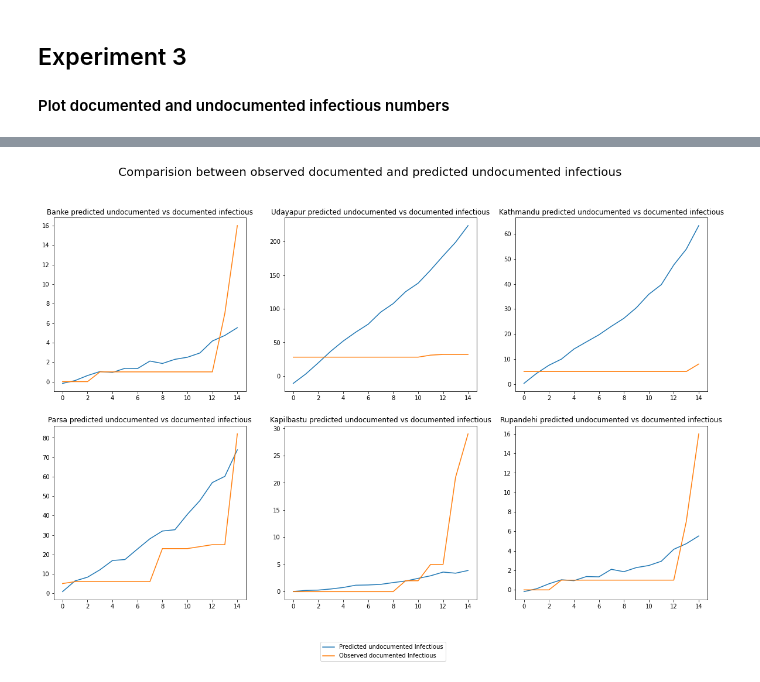
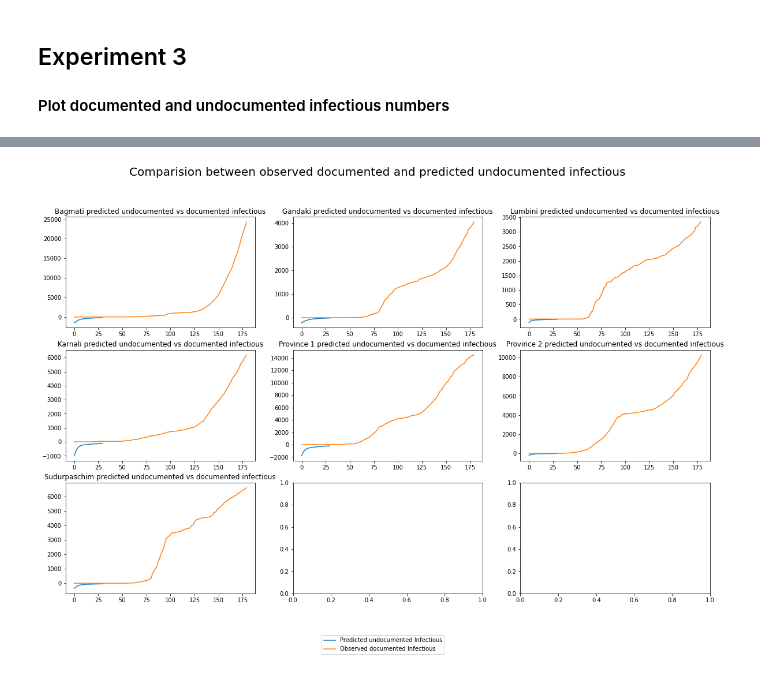
Before and after one commit to PPrasai/SEIR-simulation, a Jupyter notebook: SEIR-intercity.ipynb, the cells around one changed output, grey strips where cells are left out. Cells and saved outputs as stored; diff of their text form; code cells hidden in the pictures.

```diff
--- a/SEIR-intercity.ipynb
+++ b/SEIR-intercity.ipynb
@@ -194,8 +197,8 @@ mobility_matrix_over_time = get_mobility_matrix(1,31)
 # %% [markdown]
 Finally take the observed infections and make an [L, T] table.
 # %%
-# Remove the date parameter and take the first 14 days.
-observed_daily_infectious_count = raw_incidence.to_numpy()[:30, :]
+# Remove the date parameter and take the first 150 days.
+observed_daily_infectious_count = raw_incidence.to_numpy()[:150, :]
 observed_daily_infectious_count = np.transpose(
     observed_daily_infectious_count).astype(np.float32)
 # %% [markdown]
@@ -1024,18 +1155,18 @@ plt.show()
 ## Predictions time!
 # %%
 # create some np arrays for validation
-# we will use data for last 15 days
+# we will use data for last 30 days
 
-val_observed_daily_infectious_count = raw_incidence.to_numpy()[30:, :]
+val_observed_daily_infectious_count = raw_incidence.to_numpy()
 val_observed_daily_infectious_count = np.transpose(
     val_observed_daily_infectious_count).astype(np.float32)
 
-val_mobility_matrix_over_time = get_mobility_matrix(31, 46)
+val_mobility_matrix_over_time = get_mobility_matrix(150, 180)
 
-print('Mobility Matrix over time should have shape (75, 75, 15): {}'.format(
+print('Mobility Matrix over time should have shape (7, 7, 30): {}'.format(
     val_mobility_matrix_over_time.shape))
-print('Observed Infectious should have shape (75, 15): {}'.format(
+print('Observed Infectious should have shape (7, 180): {}'.format(
     val_observed_daily_infectious_count.shape))
-print('Initial population should have shape (75): {}'.format(
+print('Initial population should have shape (7): {}'.format(
     initial_population.shape))
 # %% [output]
@@ -1087,7 +1247,7 @@ curr_state = model_state
 daily_infectious_counts = []
 daily_new_infectious_delta = []
 
-for i in range(15):
+for i in range(30):
     next_state_delta = sample_state_deltas(curr_state, initial_population, val_mobility_matrix_over_time[:,:,i], model_params, 0)
     next_state = SEIRComponents(
         susceptible=np.array(curr_state.susceptible) + np.array(next_state_delta.susceptible),
@@ -1198,7 +1349,7 @@ t_daily_infectious_counts = []
 t_daily_new_infectious_delta = []
 t_undocumented_infectious = []
 
-for i in range(15):
+for i in range(30):
     t_next_state_delta = sample_state_deltas(t_curr_state, initial_population, val_mobility_matrix_over_time[:,:,i], model_params, 0)
     t_next_state = SEIRComponents(
         susceptible=np.array(t_curr_state.susceptible) + np.array(t_next_state_delta.susceptible),
@@ -1290,41 +1446,45 @@ ud_infectious_mean.shape
 # %%
-fig, axs = plt.subplots(2, 3, figsize=(20,12))
+fig, axs = plt.subplots(3, 3, figsize=(20,12))
 
-axs[0, 0].plot(ud_infectious_mean[:,59], label='Predicted undocumented Infectious')
-axs[0, 0].plot(val_observed_daily_infectious_count[59, :], label='Observed documented Infectious')
-axs[0, 0].set_title('Banke predicted undocumented vs documented infectious')
+axs[0, 0].plot(ud_infectious_mean[:,0], label='Predicted undocumented Infectious')
+axs[0, 0].plot(val_observed_daily_infectious_count[0, :], label='Observed documented Infectious')
+axs[0, 0].set_title('Bagmati predicted undocumented vs documented infectious')
 
-axs[0, 1].plot(ud_infectious_mean[:,UDAYAPUR_IDX], label='Predicted undocumented Infectious')
-axs[0, 1].plot(val_observed_daily_infectious_count[UDAYAPUR_IDX, :], label='Observed documented Infectious')
-axs[0, 1].set_title('Udayapur predicted undocumented vs documented infectious')
+axs[0, 1].plot(ud_infectious_mean[:,1], label='Predicted undocumented Infectious')
+axs[0, 1].plot(val_observed_daily_infectious_count[1, :], label='Observed documented Infectious')
+axs[0, 1].set_title('Gandaki predicted undocumented vs documented infectious')
 
-axs[0, 2].plot(ud_infectious_mean[:,34], label='Predicted undocumented Infectious')
-axs[0, 2].plot(val_observed_daily_infectious_count[34, :], label='Observed documented Infectious')
-axs[0, 2].set_title('Kathmandu predicted undocumented vs documented infectious')
+axs[0, 2].plot(ud_infectious_mean[:,2], label='Predicted undocumented Infectious')
+axs[0, 2].plot(val_observed_daily_infectious_count[2, :], label='Observed documented Infectious')
+axs[0, 2].set_title('Lumbini predicted undocumented vs documented infectious')
 
-axs[1, 0].plot(ud_infectious_mean[:,51], label='Predicted undocumented Infectious')
-axs[1, 0].plot(val_observed_daily_infectious_count[51, :], label='Observed documented Infectious')
-axs[1, 0].set_title('Parsa predicted undocumented vs documented infectious')
+axs[1, 0].plot(ud_infectious_mean[:,3], label='Predicted undocumented Infectious')
+axs[1, 0].plot(val_observed_daily_infectious_count[3, :], label='Observed documented Infectious')
+axs[1, 0].set_title('Karnali predicted undocumented vs documented infectious')
 
-axs[1, 1].plot(ud_infectious_mean[:,32], label='Predicted undocumented Infectious')
-axs[1, 1].plot(val_observed_daily_infectious_count[32, :], label='Observed documented Infectious')
-axs[1, 1].set_title('Kapilbastu predicted undocumented vs documented infectious')
+axs[1, 1].plot(ud_infectious_mean[:,4], label='Predicted undocumented Infectious')
+axs[1, 1].plot(val_observed_daily_infectious_count[4, :], label='Observed documented Infectious')
+axs[1, 1].set_title('Province 1 predicted undocumented vs documented infectious')
 
-axs[1, 2].plot(ud_infectious_mean[:,59], label='Predicted undocumented Infectious')
-axs[1, 2].plot(val_observed_daily_infectious_count[59, :], label='Observed documented Infectious')
-axs[1, 2].set_title('Rupandehi predicted undocumented vs documented infectious')
+axs[1, 2].plot(ud_infectious_mean[:,5], label='Predicted undocumented Infectious')
+axs[1, 2].plot(val_observed_daily_infectious_count[5, :], label='Observed documented Infectious')
+axs[1, 2].set_title('Province 2 predicted undocumented vs documented infectious')
+
+axs[2, 0].plot(ud_infectious_mean[:,6], label='Predicted undocumented Infectious')
+axs[2, 0].plot(val_observed_daily_infectious_count[6, :], label='Observed documented Infectious')
+axs[2, 0].set_title('Sudurpaschim predicted undocumented vs documented infectious')
 
 lines = []
 labels = []
 
 for ax in fig.axes[:1]:
     axLine, axLabel = ax.get_legend_handles_labels()
     lines.extend(axLine)
     labels.extend(axLabel)
 
 fig.legend(lines, labels, loc = 'lower center')
 fig.suptitle('Comparision between observed documented and predicted undocumented infectious', fontsize=20)
 
-fig.savefig('../saved_plots/obs-documented-vs-pred-undocumented-cases.jpg')
+fig.savefig('obs-documented-vs-pred-undocumented-cases.jpg')
 # %% [output]
-[figure, old version]
+[figure, new version]
```
Also changed, not shown: parts of 40 cells of this notebook.
